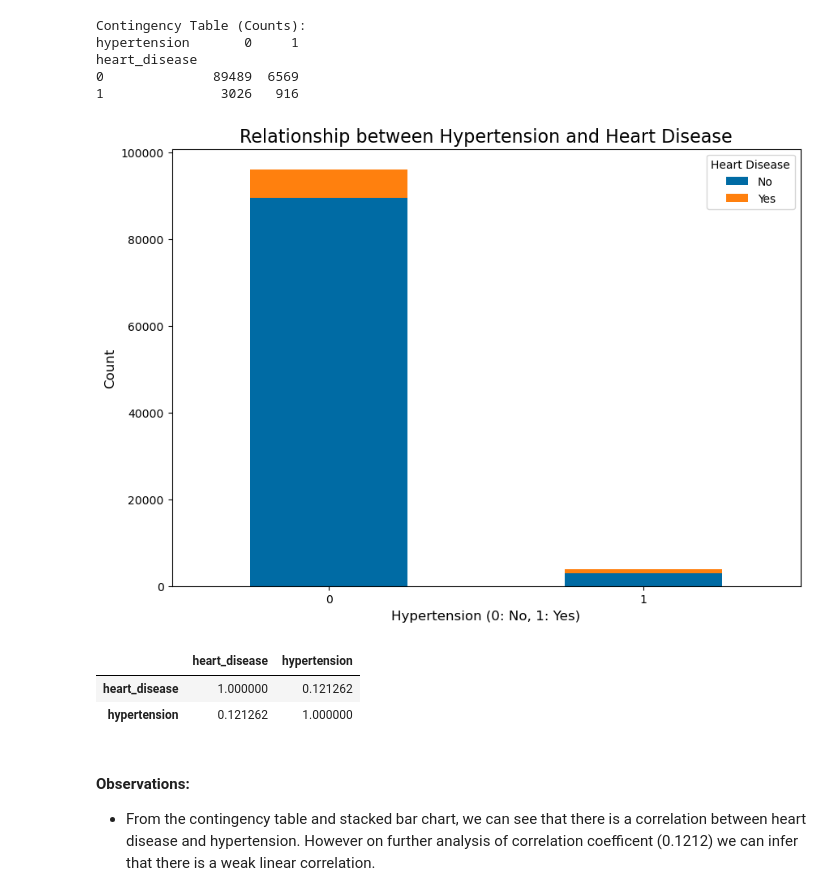
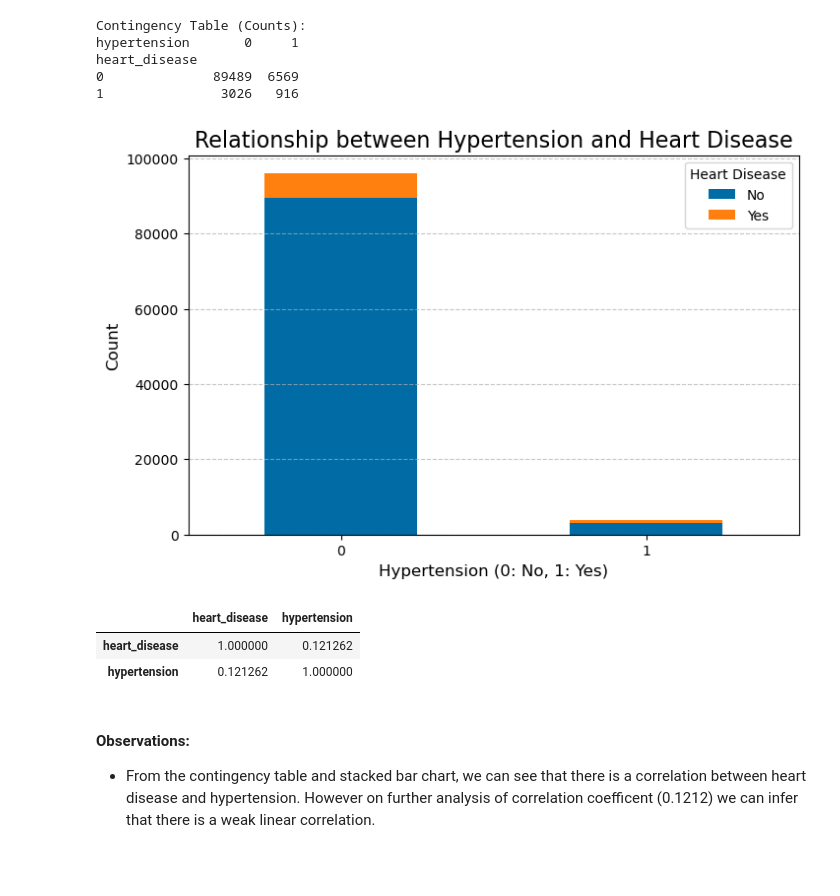
Before and after one commit to im-AnirudhBetrabet/Diabetes-Prediction, a Jupyter notebook: Diabetes-Classification.ipynb, the cells around one changed output. Drawn from its saved outputs; the diff is of its cells as text; code cells hidden in the pictures; blank space fills up the shorter version.

```diff
--- a/Diabetes-Classification.ipynb
+++ b/Diabetes-Classification.ipynb
@@ -112,9 +112,9 @@ plt.show()
 # %% [markdown]
 ### Heart disease and Hypertension
 # %%
-contingency_table = pd.crosstab(df['heart_disease'], df['hypertension'])
+heart_contingency_table = pd.crosstab(df['heart_disease'], df['hypertension'])  ## Creating a contingency table to analyse the correlation between heart disease and hypertension.
 print("Contingency Table (Counts):")
-print(contingency_table)
+print(heart_contingency_table)
 # %% [output]
 Contingency Table (Counts):
 hypertension       0     1
@@ -122,14 +122,14 @@ heart_disease
 0              89489  6569
 1               3026   916
 # %%
-contingency_table.plot(kind="bar", stacked=True, figsize=(10, 7))
+heart_contingency_table.plot(kind="bar", stacked=True, figsize=(8, 5))          ## Creating a stacked bar chart to compare occurence of heart disease and hypoer
 plt.title('Relationship between Hypertension and Heart Disease', fontsize=16)
 plt.xlabel('Hypertension (0: No, 1: Yes)', fontsize=12)
 plt.ylabel('Count', fontsize=12)
 plt.xticks(rotation=0)
 plt.legend(title='Heart Disease', labels=['No', 'Yes'])
+plt.grid(axis='y', linestyle='--', alpha=0.7)
 plt.show()
-plt.show()
 # %% [output]
-[figure, old version]
+[figure, new version]
 # %%
@@ -139,5 +139,5 @@ df[['heart_disease', 'hypertension']].corr()
 | heart_disease | 1.000000 | 0.121262 |
 | hypertension | 0.121262 | 1.000000 |
 # %% [markdown]
-#### **Observations**:
+#### Observations:
 - From the contingency table and stacked bar chart, we can see that there is a correlation between heart disease and hypertension. However on further analysis of correlation coefficent (0.1212) we can infer that there is a weak linear correlation.
```
Also changed, not shown: parts of 17 cells of this notebook.
